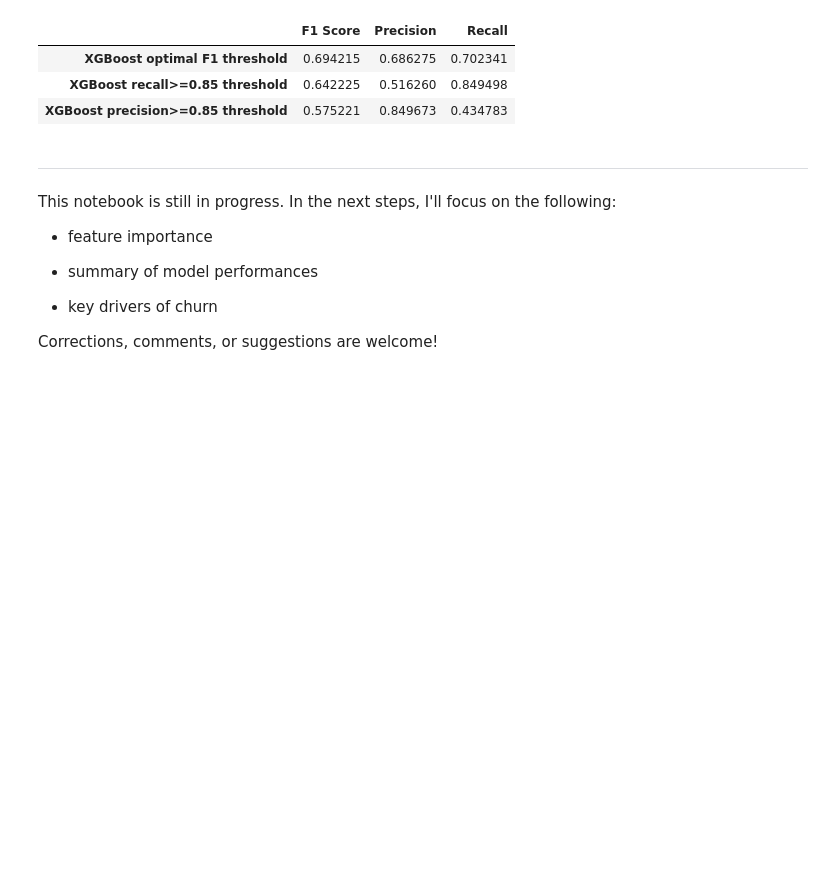
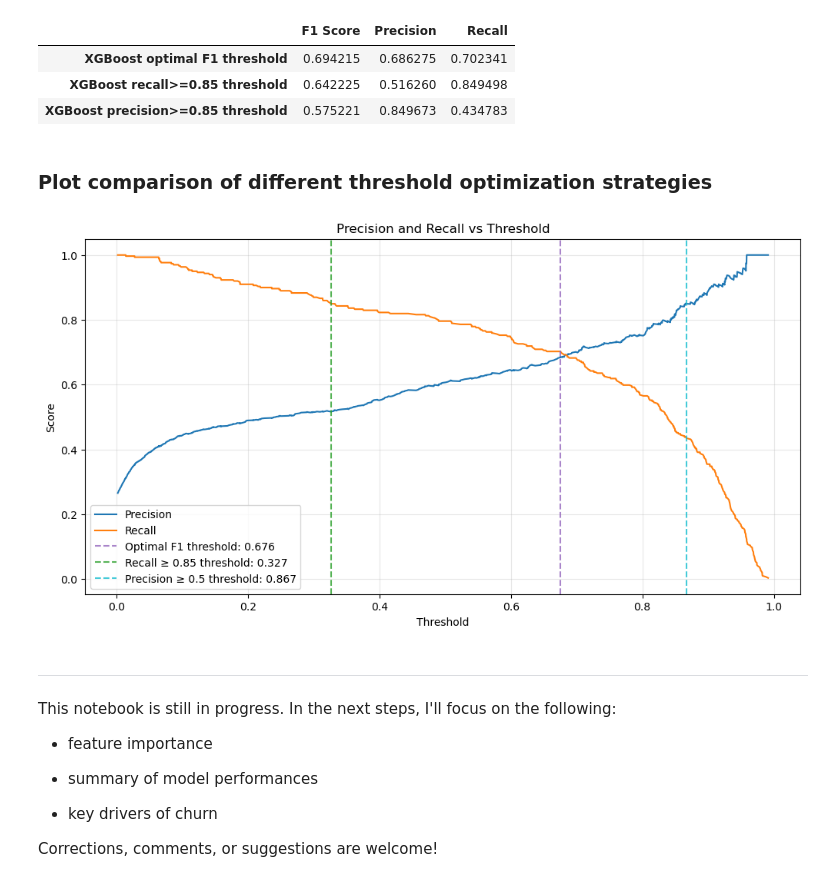
Before and after one commit to seckinadali/telco-churn-prediction, a Jupyter notebook: notebooks/03_modeling_and_evaluation.ipynb, the cells around one changed output. Cells and saved outputs as stored; diff of their text form; code cells hidden in the pictures; blank space fills up the shorter version.

Commit message:
Add comparison plot of different threshold optimization strategies

```diff
--- a/notebooks/03_modeling_and_evaluation.ipynb
+++ b/notebooks/03_modeling_and_evaluation.ipynb
@@ -1058,6 +1058,6 @@ f1_scores = [
 ]
 
 # Find threshold that maximizes F1
-optimal_f1_idx = np.argmax(f1_scores)
-optimal_threshold_f1 = thresholds[optimal_f1_idx]
-optimal_f1 = f1_scores[optimal_f1_idx]
+optimal_f1_threshold_idx = np.argmax(f1_scores)
+optimal_f1_threshold = thresholds[optimal_f1_threshold_idx]
+optimal_f1 = f1_scores[optimal_f1_threshold_idx]
@@ -1165,6 +1150,34 @@ pd.DataFrame.from_dict(threshold_metrics, orient='index')
 | XGBoost optimal F1 threshold | 0.694215 | 0.686275 | 0.702341 |
 | XGBoost recall>=0.85 threshold | 0.642225 | 0.516260 | 0.849498 |
 | XGBoost precision>=0.85 threshold | 0.575221 | 0.849673 | 0.434783 |
+# %% [markdown]
+### Plot comparison of different threshold optimization strategies
+# %%
+# Plot precision and recall separately
+plt.figure(figsize=(12, 6))
+plt.plot(thresholds, precisions[:-1], label='Precision')
+plt.plot(thresholds, recalls[:-1], label='Recall')
+
+plt.axvline(x=optimal_f1_threshold, color='tab:purple',
+            linestyle='--', alpha=0.8,
+            label=f"Optimal F1 threshold: {optimal_f1_threshold:.3f}")
+
+plt.axvline(x=recall_threshold, color='tab:green',
+            linestyle='--', alpha=0.8,
+            label=f"Recall ≥ 0.85 threshold: {recall_threshold:.3f}")
+
+plt.axvline(x=precision_threshold, color='tab:cyan',
+            linestyle='--', alpha=0.8,
+            label=f"Precision ≥ 0.5 threshold: {precision_threshold:.3f}")
+
+plt.xlabel('Threshold')
+plt.ylabel('Score')
+plt.title('Precision and Recall vs Threshold')
+plt.legend()
+plt.grid(alpha=0.3)
+plt.show()
+# %% [output]
+[figure, added]
 # %% [markdown]
 ---
 
```
Also changed, not shown: parts of 3 cells of this notebook.
